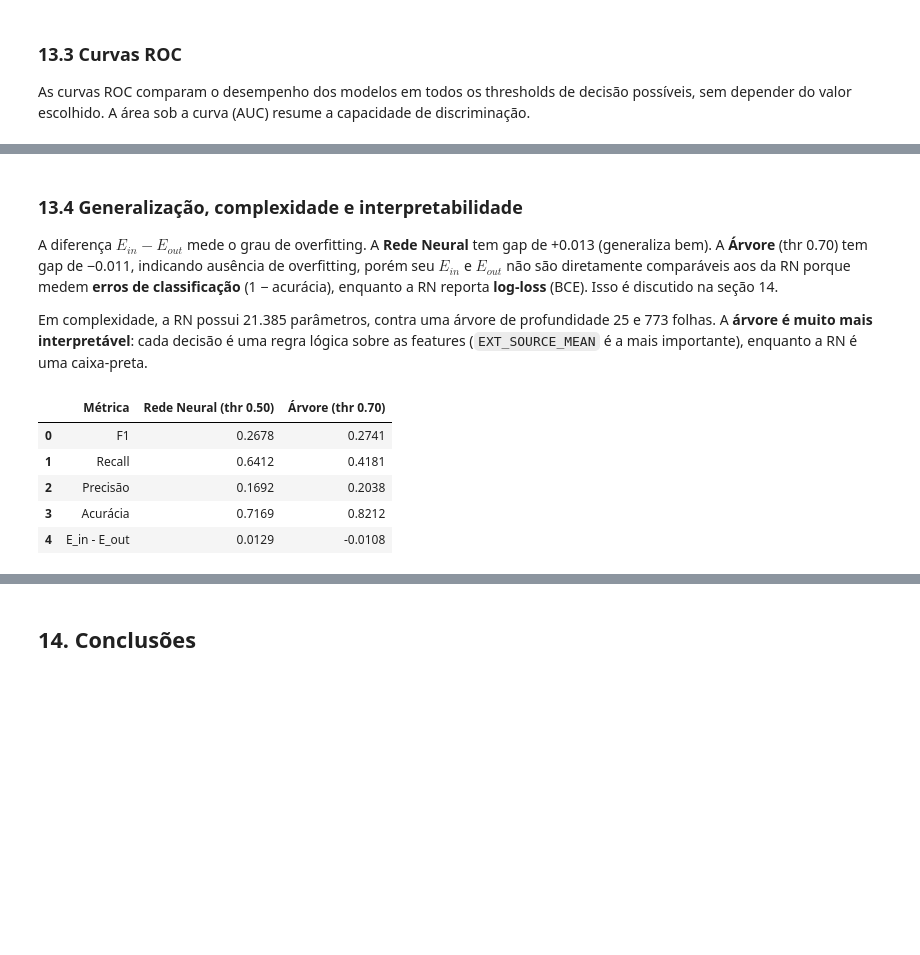
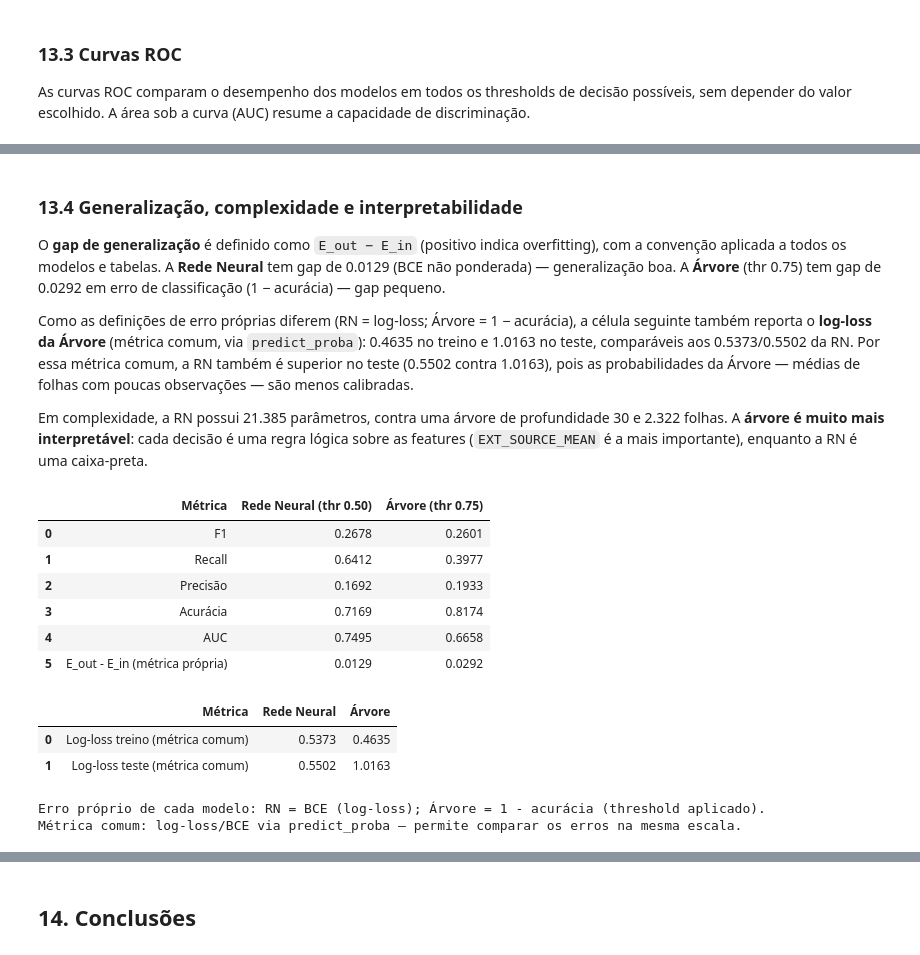
Before and after one commit to viniciusrodriguesai/credit-risk-classification, a Jupyter notebook: notebooks/credit_risk_classification.ipynb, the cells around one changed output, grey strips where cells are left out. Drawn from its saved outputs; the diff is of its cells as text; code cells hidden in the pictures; blank space fills up the shorter version.

```diff
--- a/notebooks/credit_risk_classification.ipynb
+++ b/notebooks/credit_risk_classification.ipynb
@@ -2901,29 +3082,54 @@ AUC - Árvore: 0.7026
 # %% [markdown]
 ### 13.4 Generalização, complexidade e interpretabilidade
 
-A diferença $E_{in} - E_{out}$ mede o grau de overfitting. A **Rede Neural** tem gap de +0.013 (generaliza bem). A **Árvore** (thr 0.70) tem gap de −0.011, indicando ausência de overfitting, porém seu $E_{in}$ e $E_{out}$ não são diretamente comparáveis aos da RN porque medem **erros de classificação** (1 − acurácia), enquanto a RN reporta **log-loss** (BCE). Isso é discutido na seção 14.
+O **gap de generalização** é definido como `E_out − E_in` (positivo indica overfitting), com a convenção aplicada a todos os modelos e tabelas. A **Rede Neural** tem gap de 0.0129 (BCE não ponderada) — generalização boa. A **Árvore** (thr 0.75) tem gap de 0.0292 em erro de classificação (1 − acurácia) — gap pequeno.
 
-Em complexidade, a RN possui 21.385 parâmetros, contra uma árvore de profundidade 25 e 773 folhas. A **árvore é muito mais interpretável**: cada decisão é uma regra lógica sobre as features (`EXT_SOURCE_MEAN` é a mais importante), enquanto a RN é uma caixa-preta.
+Como as definições de erro próprias diferem (RN = log-loss; Árvore = 1 − acurácia), a célula seguinte também reporta o **log-loss da Árvore** (métrica comum, via `predict_proba`): 0.4635 no treino e 1.0163 no teste, comparáveis aos 0.5373/0.5502 da RN. Por essa métrica comum, a RN também é superior no teste (0.5502 contra 1.0163), pois as probabilidades da Árvore — médias de folhas com poucas observações — são menos calibradas.
+
+Em complexidade, a RN possui 21.385 parâmetros, contra uma árvore de profundidade 30 e 2.322 folhas. A **árvore é muito mais interpretável**: cada decisão é uma regra lógica sobre as features (`EXT_SOURCE_MEAN` é a mais importante), enquanto a RN é uma caixa-preta.
 # %%
 comparison_summary = pd.DataFrame({
-    'Métrica': ['F1', 'Recall', 'Precisão', 'Acurácia', 'E_in - E_out'],
-    'Rede Neural (thr 0.50)': [nn_f1, nn_recall, nn_precision, nn_accuracy, E_out - E_in],
-    'Árvore (thr 0.70)': [
+    'Métrica': ['F1', 'Recall', 'Precisão', 'Acurácia', 'AUC', 'E_out - E_in (métrica própria)'],
+    'Rede Neural (thr 0.50)': [
+        nn_f1,
+        nn_recall,
+        nn_precision,
+        nn_accuracy,
+        roc_auc_score(y_test, y_test_probability),
+        E_out - E_in,
+    ],
+    f'Árvore (thr {selected_threshold:.2f})': [
         pruned_test['F1'],
         pruned_test['recall'],
         pruned_test['precisão'],
         pruned_test['acurácia'],
-        pruned_train['erro'] - pruned_test['erro'],
+        roc_auc_score(y_test, tree_test_prob),
+        pruned_test['erro'] - pruned_train['erro'],
     ],
 }).round(4)
 display(comparison_summary)
+
+common_error_table = pd.DataFrame({
+    'Métrica': ['Log-loss treino (métrica comum)', 'Log-loss teste (métrica comum)'],
+    'Rede Neural': [E_in, E_out],
+    'Árvore': [tree_train_logloss, tree_test_logloss],
+}).round(4)
+display(common_error_table)
+print('Erro próprio de cada modelo: RN = BCE (log-loss); Árvore = 1 - acurácia (threshold aplicado).')
+print('Métrica comum: log-loss/BCE via predict_proba — permite comparar os erros na mesma escala.')
 # %% [output]
-|  | Métrica | Rede Neural (thr 0.50) | Árvore (thr 0.70) |
-| 0 | F1 | 0.2678 | 0.2741 |
-| 1 | Recall | 0.6412 | 0.4181 |
-| 2 | Precisão | 0.1692 | 0.2038 |
-| 3 | Acurácia | 0.7169 | 0.8212 |
-| 4 | E_in - E_out | 0.0129 | -0.0108 |
+|  | Métrica | Rede Neural (thr 0.50) | Árvore (thr 0.75) |
+| 0 | F1 | 0.2678 | 0.2601 |
+| 1 | Recall | 0.6412 | 0.3977 |
+| 2 | Precisão | 0.1692 | 0.1933 |
+| 3 | Acurácia | 0.7169 | 0.8174 |
+| 4 | AUC | 0.7495 | 0.6658 |
+| 5 | E_out - E_in (métrica própria) | 0.0129 | 0.0292 |
+|  | Métrica | Rede Neural | Árvore |
+| 0 | Log-loss treino (métrica comum) | 0.5373 | 0.4635 |
+| 1 | Log-loss teste (métrica comum) | 0.5502 | 1.0163 |
+Erro próprio de cada modelo: RN = BCE (log-loss); Árvore = 1 - acurácia (threshold aplicado).
+Métrica comum: log-loss/BCE via predict_proba — permite comparar os erros na mesma escala.
 # %% [markdown]
 ### 13.5 Escolha do modelo final
 
```
Also changed, not shown: parts of 31 cells of this notebook, 9 other files.
